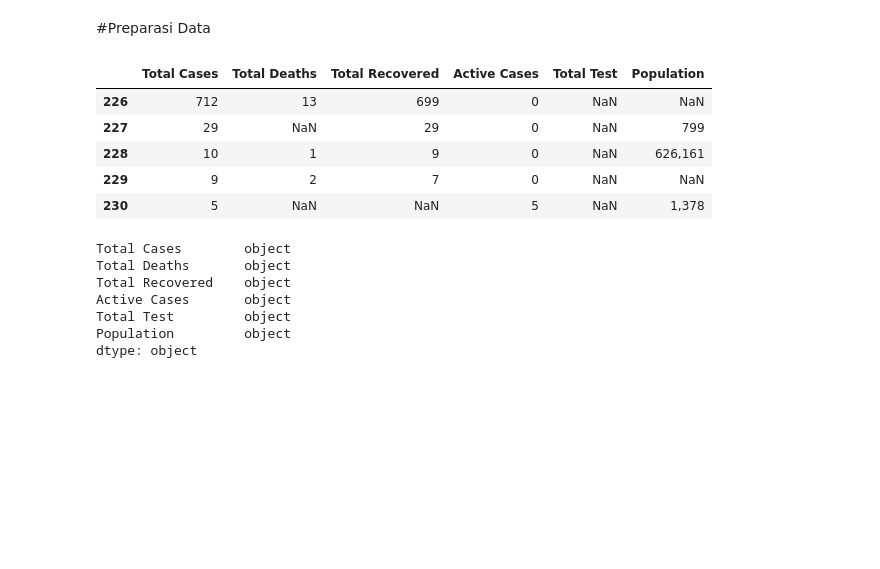
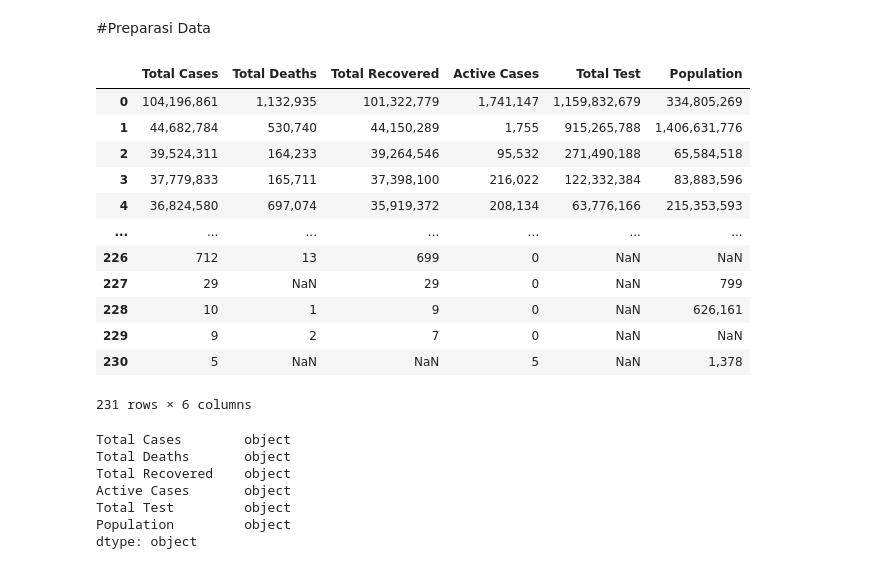
Before and after one commit to HabilAmardias/Data-imputation, a Jupyter notebook: Kelompok_7_Tugas_minggu_4_Sains_Data.ipynb, the cells around one changed output. Saved outputs shown, nothing was run; the diff lists cells and outputs as text; code cells hidden in the pictures; blank space fills up the shorter version.

```diff
--- a/Kelompok_7_Tugas_minggu_4_Sains_Data.ipynb
+++ b/Kelompok_7_Tugas_minggu_4_Sains_Data.ipynb
@@ -8,13 +10,20 @@ import seaborn as sns
 # %%
 df=pd.read_csv('/content/covid_worldwide.csv',usecols=['Total Cases','Total Deaths','Total Recovered','Active Cases','Total Test','Population'])
-df.tail()
+df
 # %% [output]
 |  | Total Cases | Total Deaths | Total Recovered | Active Cases | Total Test | Population |
+| 0 | 104,196,861 | 1,132,935 | 101,322,779 | 1,741,147 | 1,159,832,679 | 334,805,269 |
+| 1 | 44,682,784 | 530,740 | 44,150,289 | 1,755 | 915,265,788 | 1,406,631,776 |
+| 2 | 39,524,311 | 164,233 | 39,264,546 | 95,532 | 271,490,188 | 65,584,518 |
+| 3 | 37,779,833 | 165,711 | 37,398,100 | 216,022 | 122,332,384 | 83,883,596 |
+| 4 | 36,824,580 | 697,074 | 35,919,372 | 208,134 | 63,776,166 | 215,353,593 |
+| ... | ... | ... | ... | ... | ... | ... |
 | 226 | 712 | 13 | 699 | 0 | NaN | NaN |
 | 227 | 29 | NaN | 29 | 0 | NaN | 799 |
 | 228 | 10 | 1 | 9 | 0 | NaN | 626,161 |
 | 229 | 9 | 2 | 7 | 0 | NaN | NaN |
 | 230 | 5 | NaN | NaN | 5 | NaN | 1,378 |
+231 rows × 6 columns
 # %%
 df.dtypes
 # %% [output]
```
Also changed, not shown: parts of 24 cells of this notebook.
